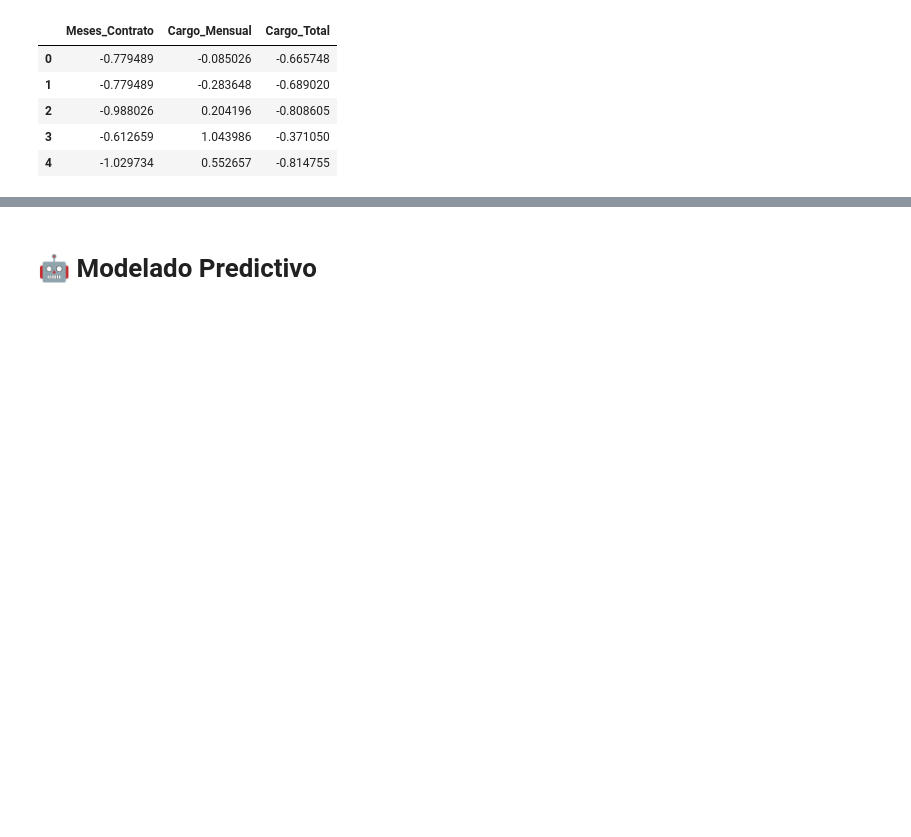
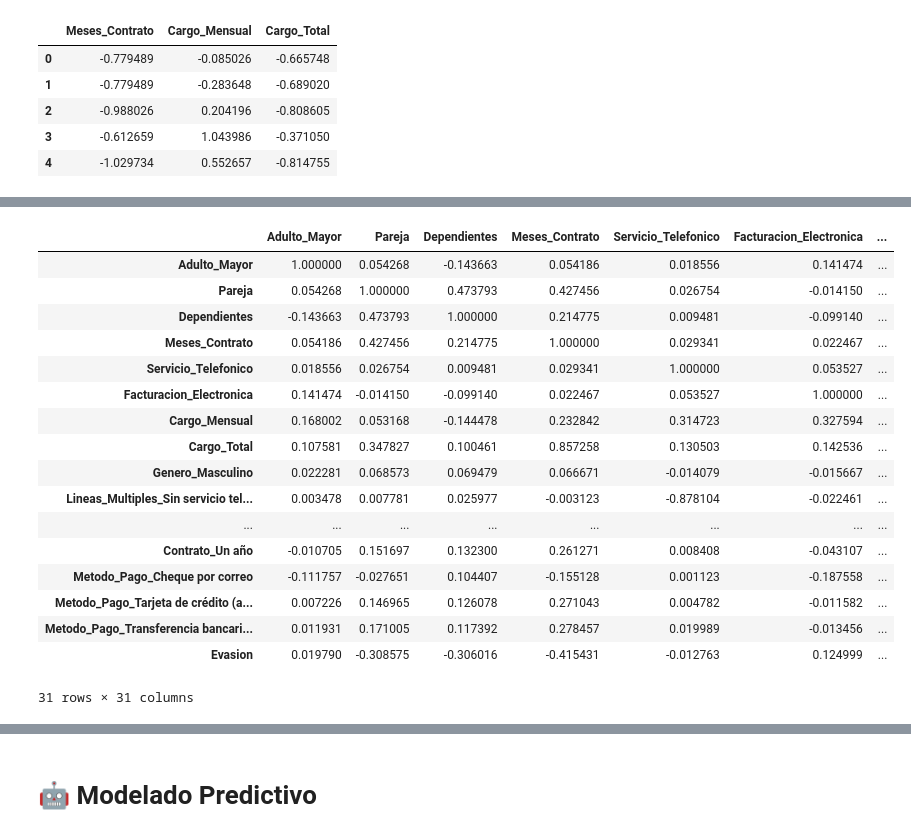
Before and after one commit to Fernando5899/Challenge_Telecom_X_2, a Jupyter notebook: Challenge.ipynb, the cells around one changed output, grey strips where cells are left out. Cells and saved outputs as stored; diff of their text form; code cells hidden in the pictures; blank space fills up the shorter version.

```diff
--- a/Challenge.ipynb
+++ b/Challenge.ipynb
@@ -146,0 +171,23 @@ X_balanceado[columnas_numericas].head()
+# %%
+# Calculamos la matriz de correlación
+matriz_correlacion = df_analisis.corr()
+matriz_correlacion
+# %% [output]
+|  | Adulto_Mayor | Pareja | Dependientes | Meses_Contrato | Servicio_Telefonico | Facturacion_Electronica | ... |
+| Adulto_Mayor | 1.000000 | 0.054268 | -0.143663 | 0.054186 | 0.018556 | 0.141474 | ... |
+| Pareja | 0.054268 | 1.000000 | 0.473793 | 0.427456 | 0.026754 | -0.014150 | ... |
+| Dependientes | -0.143663 | 0.473793 | 1.000000 | 0.214775 | 0.009481 | -0.099140 | ... |
+| Meses_Contrato | 0.054186 | 0.427456 | 0.214775 | 1.000000 | 0.029341 | 0.022467 | ... |
+| Servicio_Telefonico | 0.018556 | 0.026754 | 0.009481 | 0.029341 | 1.000000 | 0.053527 | ... |
+| Facturacion_Electronica | 0.141474 | -0.014150 | -0.099140 | 0.022467 | 0.053527 | 1.000000 | ... |
+| Cargo_Mensual | 0.168002 | 0.053168 | -0.144478 | 0.232842 | 0.314723 | 0.327594 | ... |
+| Cargo_Total | 0.107581 | 0.347827 | 0.100461 | 0.857258 | 0.130503 | 0.142536 | ... |
+| Genero_Masculino | 0.022281 | 0.068573 | 0.069479 | 0.066671 | -0.014079 | -0.015667 | ... |
+| Lineas_Multiples_Sin servicio tel... | 0.003478 | 0.007781 | 0.025977 | -0.003123 | -0.878104 | -0.022461 | ... |
+| ... | ... | ... | ... | ... | ... | ... | ... |
+| Contrato_Un año | -0.010705 | 0.151697 | 0.132300 | 0.261271 | 0.008408 | -0.043107 | ... |
+| Metodo_Pago_Cheque por correo | -0.111757 | -0.027651 | 0.104407 | -0.155128 | 0.001123 | -0.187558 | ... |
+| Metodo_Pago_Tarjeta de crédito (a... | 0.007226 | 0.146965 | 0.126078 | 0.271043 | 0.004782 | -0.011582 | ... |
+| Metodo_Pago_Transferencia bancari... | 0.011931 | 0.171005 | 0.117392 | 0.278457 | 0.019989 | -0.013456 | ... |
+| Evasion | 0.019790 | -0.308575 | -0.306016 | -0.415431 | -0.012763 | 0.124999 | ... |
+31 rows × 31 columns
```
Also changed, not shown: parts of 7 cells of this notebook.
